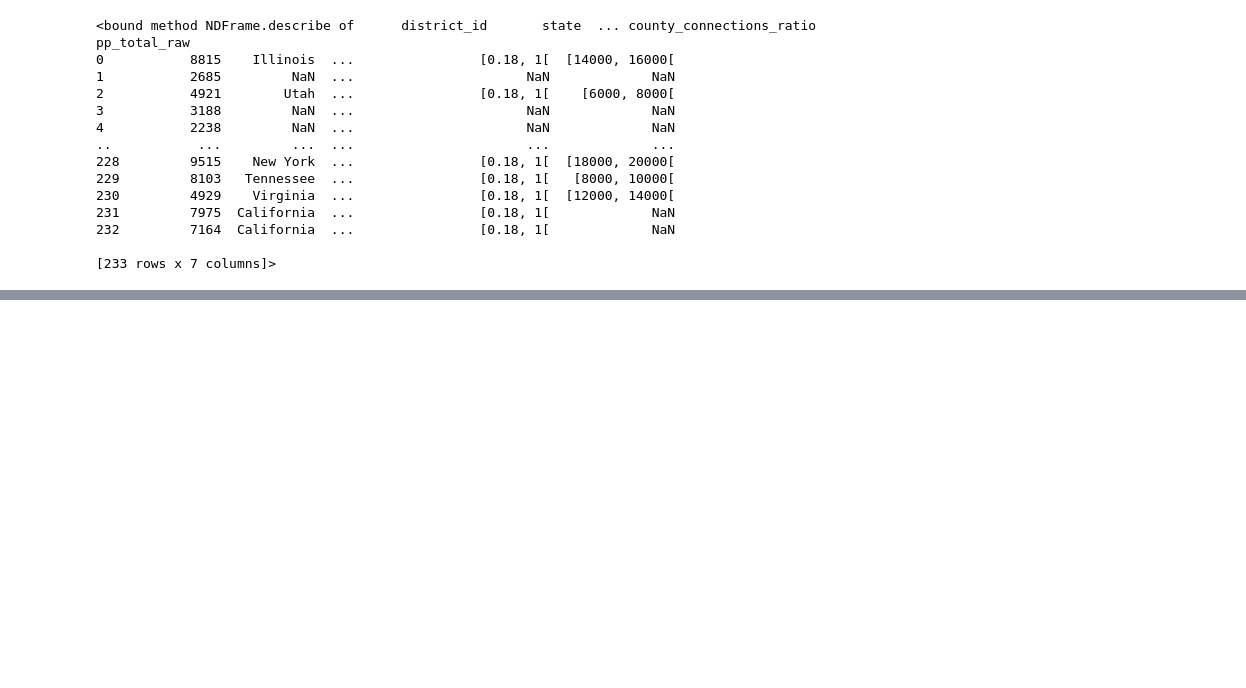
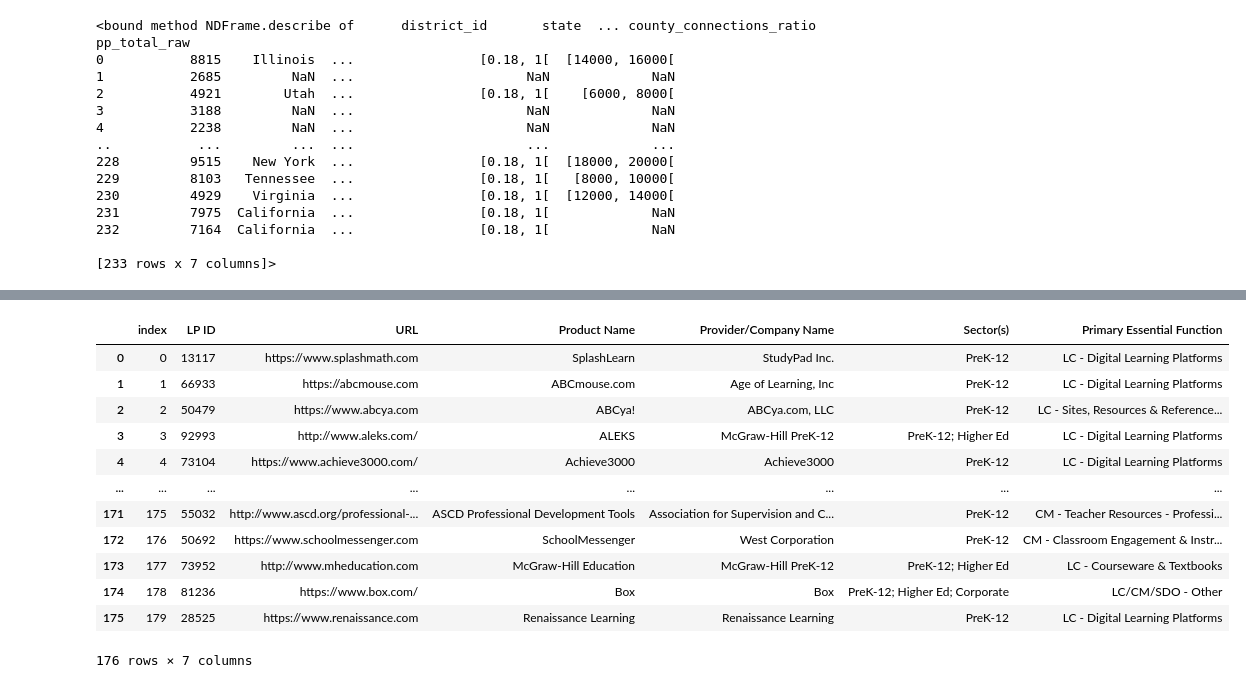
Before and after one commit to rajn5181/LearnPlatform-COVID-19-Impact-on-Digital-Learning, a Jupyter notebook: LearnPlatform COVID-19 Impact on Digital Learning.ipynb, the cells around one changed output, grey strips where cells are left out. Cells and saved outputs as stored; diff of their text form; code cells hidden in the pictures; blank space fills up the shorter version.

```diff
--- a/LearnPlatform COVID-19 Impact on Digital Learning.ipynb
+++ b/LearnPlatform COVID-19 Impact on Digital Learning.ipynb
@@ -83,0 +282,16 @@ dtype: int64
+# %%
+products.iloc[0:176,:]
+# %% [output]
+|  | index | LP ID | URL | Product Name | Provider/Company Name | Sector(s) | Primary Essential Function |
+| 0 | 0 | 13117 | https://www.splashmath.com | SplashLearn | StudyPad Inc. | PreK-12 | LC - Digital Learning Platforms |
+| 1 | 1 | 66933 | https://abcmouse.com | ABCmouse.com | Age of Learning, Inc | PreK-12 | LC - Digital Learning Platforms |
+| 2 | 2 | 50479 | https://www.abcya.com | ABCya! | ABCya.com, LLC | PreK-12 | LC - Sites, Resources & Reference... |
+| 3 | 3 | 92993 | http://www.aleks.com/ | ALEKS | McGraw-Hill PreK-12 | PreK-12; Higher Ed | LC - Digital Learning Platforms |
+| 4 | 4 | 73104 | https://www.achieve3000.com/ | Achieve3000 | Achieve3000 | PreK-12 | LC - Digital Learning Platforms |
+| ... | ... | ... | ... | ... | ... | ... | ... |
+| 171 | 175 | 55032 | http://www.ascd.org/professional-... | ASCD Professional Development Tools | Association for Supervision and C... | PreK-12 | CM - Teacher Resources - Professi... |
+| 172 | 176 | 50692 | https://www.schoolmessenger.com | SchoolMessenger | West Corporation | PreK-12 | CM - Classroom Engagement & Instr... |
+| 173 | 177 | 73952 | http://www.mheducation.com | McGraw-Hill Education | McGraw-Hill PreK-12 | PreK-12; Higher Ed | LC - Courseware & Textbooks |
+| 174 | 178 | 81236 | https://www.box.com/ | Box | Box | PreK-12; Higher Ed; Corporate | LC/CM/SDO - Other |
+| 175 | 179 | 28525 | https://www.renaissance.com | Renaissance Learning | Renaissance Learning | PreK-12 | LC - Digital Learning Platforms |
+176 rows × 7 columns
```
Also changed, not shown: parts of 27 cells of this notebook.
